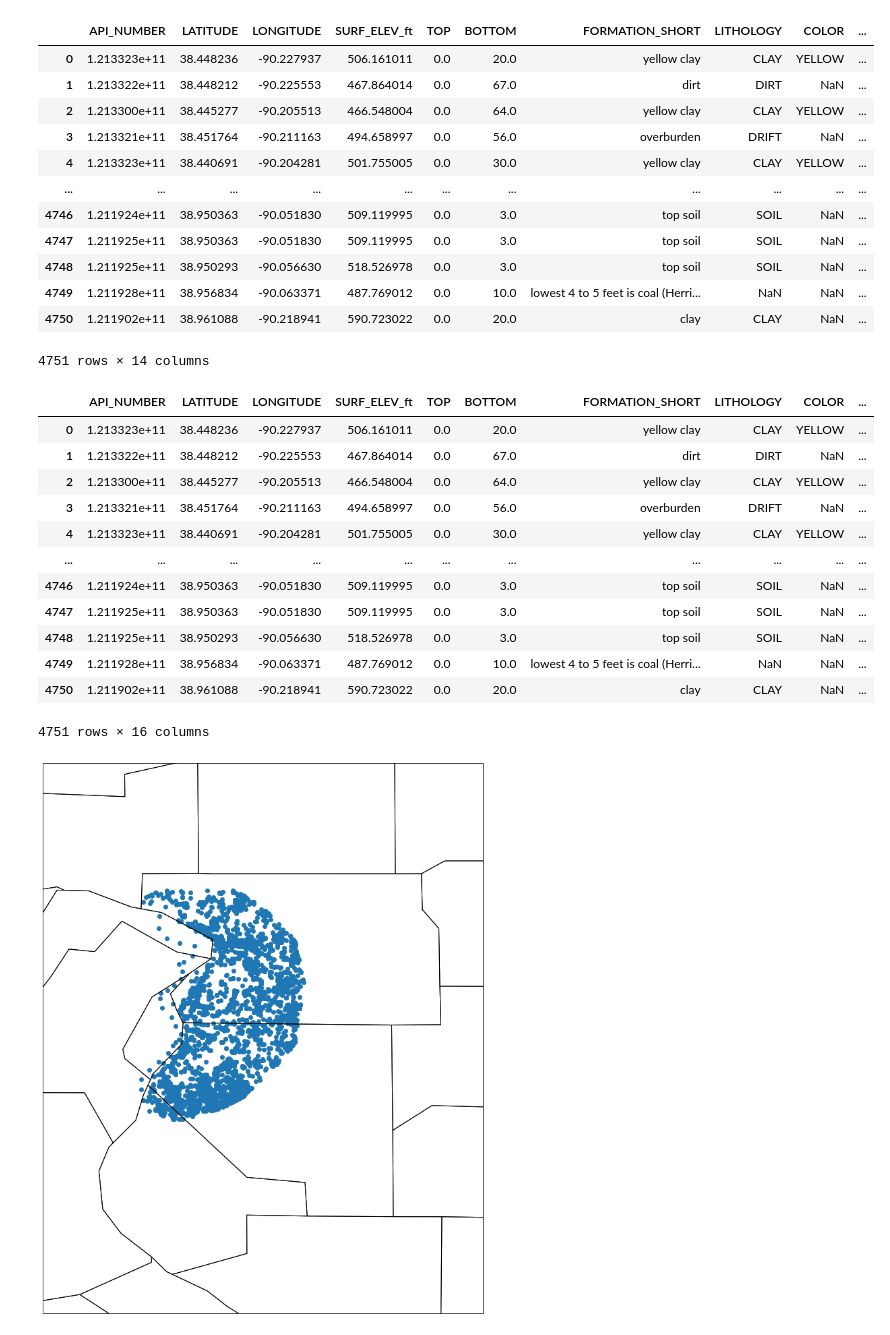
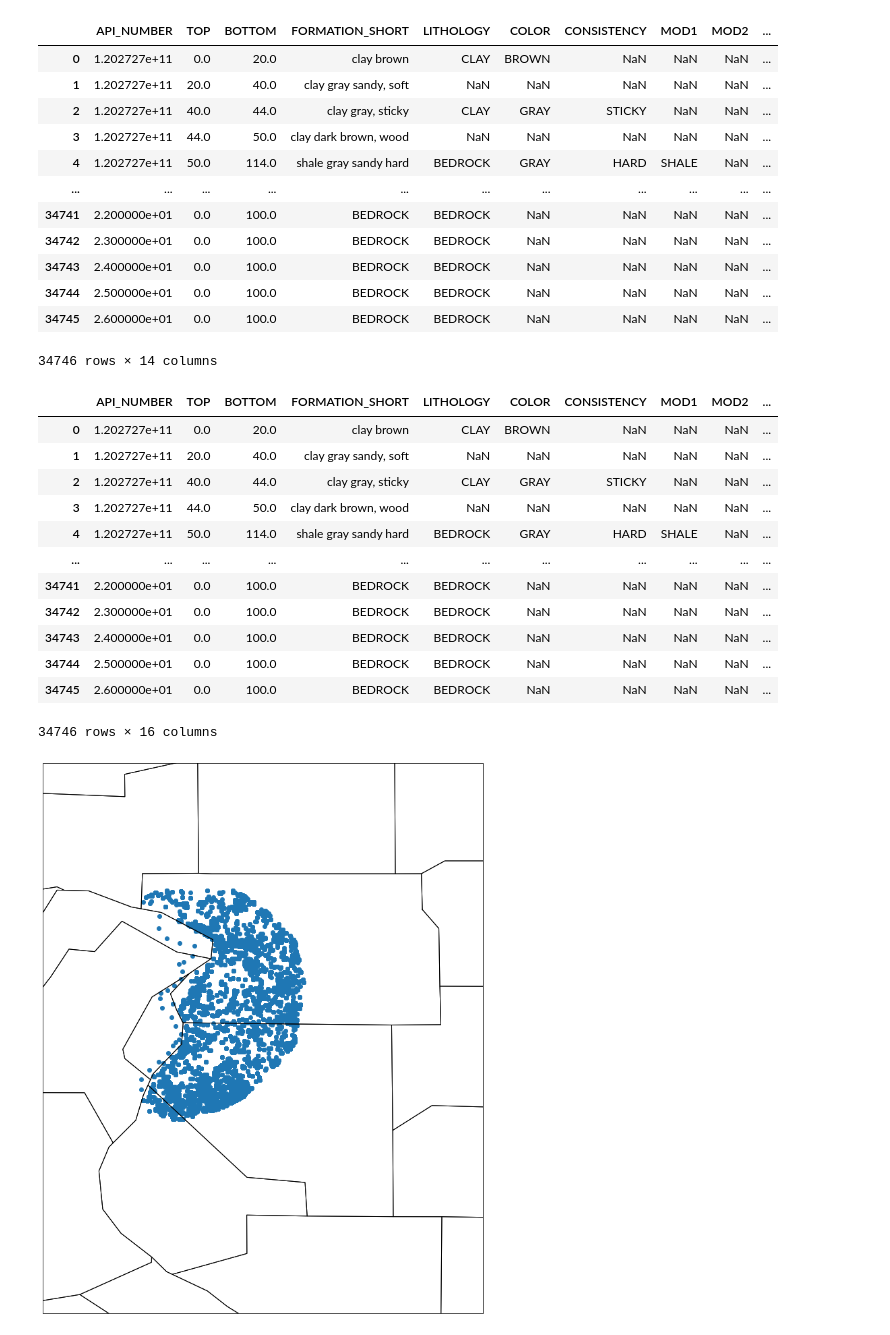
Before and after one commit to RJbalikian/ILWellData, a Jupyter notebook: ESL_AllWellData_Cleanup.ipynb, the cells around one changed output. Saved outputs shown, nothing was run; the diff lists cells and outputs as text; code cells hidden in the pictures.

Commit message:
Edited based on new join/data order & well records

```diff
--- a/ESL_AllWellData_Cleanup.ipynb
+++ b/ESL_AllWellData_Cleanup.ipynb
@@ -9,28 +9,28 @@ from metpy.plots import USCOUNTIES
 # %%
 #Define  filepath variables to be used later for reading/writing files
 user = ''
-directory = '[directory]'
+directory = ''
 wells_filename = 'ESL_Wells_DescriptionsAndXYZ_GISExport.txt'
 encodeType = 'latin1'
 # %%
 #Read in well description data to pandas dataframe
-wells = pd.read_csv(directory+wells_filename, sep=',', header='infer', encoding=encodeType,usecols=['API_Number', 'Latitude_C', 'LongitudeC', 'RASTERVALU','TOP', 'BOTTOM', 'FORMATION_SHORT', 'LITHOLOGY', 'COLOR','CONSISTENCY', 'MOD1', 'MOD2','INTERPRETED', 'COMPLETED'])
-wells.columns = ['API_NUMBER', 'LATITUDE', 'LONGITUDE', 'SURF_ELEV_ft','TOP', 'BOTTOM', 'FORMATION_SHORT', 'LITHOLOGY', 'COLOR','CONSISTENCY', 'MOD1', 'MOD2','INTERPRETED', 'COMPLETED']
+wells = pd.read_csv(user+directory+wells_filename, sep=',', header='infer', encoding=encodeType,usecols=['API_Number', 'TOP', 'BOTTOM', 'FORMATION_SHORT', 'LITHOLOGY', 'COLOR','CONSISTENCY', 'MOD1', 'MOD2','INTERPRETED', 'COMPLETED', 'SURF_ELEV_','Latitude_Calc', 'LongitudeCalc'])
+wells.columns = ['API_NUMBER','TOP', 'BOTTOM', 'FORMATION_SHORT', 'LITHOLOGY', 'COLOR','CONSISTENCY', 'MOD1', 'MOD2','INTERPRETED', 'COMPLETED', 'SURF_ELEV_ft', 'LATITUDE', 'LONGITUDE']
 wells
 # %% [output]
-|  | API_NUMBER | LATITUDE | LONGITUDE | SURF_ELEV_ft | TOP | BOTTOM | FORMATION_SHORT | LITHOLOGY | COLOR | ... |
-| 0 | 1.213323e+11 | 38.448236 | -90.227937 | 506.161011 | 0.0 | 20.0 | yellow clay | CLAY | YELLOW | ... |
-| 1 | 1.213322e+11 | 38.448212 | -90.225553 | 467.864014 | 0.0 | 67.0 | dirt | DIRT | NaN | ... |
-| 2 | 1.213300e+11 | 38.445277 | -90.205513 | 466.548004 | 0.0 | 64.0 | yellow clay | CLAY | YELLOW | ... |
-| 3 | 1.213321e+11 | 38.451764 | -90.211163 | 494.658997 | 0.0 | 56.0 | overburden | DRIFT | NaN | ... |
-| 4 | 1.213323e+11 | 38.440691 | -90.204281 | 501.755005 | 0.0 | 30.0 | yellow clay | CLAY | YELLOW | ... |
+|  | API_NUMBER | TOP | BOTTOM | FORMATION_SHORT | LITHOLOGY | COLOR | CONSISTENCY | MOD1 | MOD2 | ... |
+| 0 | 1.202727e+11 | 0.0 | 20.0 | clay brown | CLAY | BROWN | NaN | NaN | NaN | ... |
+| 1 | 1.202727e+11 | 20.0 | 40.0 | clay gray sandy, soft | NaN | NaN | NaN | NaN | NaN | ... |
+| 2 | 1.202727e+11 | 40.0 | 44.0 | clay gray, sticky | CLAY | GRAY | STICKY | NaN | NaN | ... |
+| 3 | 1.202727e+11 | 44.0 | 50.0 | clay dark brown, wood | NaN | NaN | NaN | NaN | NaN | ... |
+| 4 | 1.202727e+11 | 50.0 | 114.0 | shale gray sandy hard | BEDROCK | GRAY | HARD | SHALE | NaN | ... |
 | ... | ... | ... | ... | ... | ... | ... | ... | ... | ... | ... |
-| 4746 | 1.211924e+11 | 38.950363 | -90.051830 | 509.119995 | 0.0 | 3.0 | top soil | SOIL | NaN | ... |
-| 4747 | 1.211925e+11 | 38.950363 | -90.051830 | 509.119995 | 0.0 | 3.0 | top soil | SOIL | NaN | ... |
-| 4748 | 1.211925e+11 | 38.950293 | -90.056630 | 518.526978 | 0.0 | 3.0 | top soil | SOIL | NaN | ... |
-| 4749 | 1.211928e+11 | 38.956834 | -90.063371 | 487.769012 | 0.0 | 10.0 | lowest 4 to 5 feet is coal (Herri... | NaN | NaN | ... |
-| 4750 | 1.211902e+11 | 38.961088 | -90.218941 | 590.723022 | 0.0 | 20.0 | clay | CLAY | NaN | ... |
+| 34741 | 2.200000e+01 | 0.0 | 100.0 | BEDROCK | BEDROCK | NaN | NaN | NaN | NaN | ... |
+| 34742 | 2.300000e+01 | 0.0 | 100.0 | BEDROCK | BEDROCK | NaN | NaN | NaN | NaN | ... |
+| 34743 | 2.400000e+01 | 0.0 | 100.0 | BEDROCK | BEDROCK | NaN | NaN | NaN | NaN | ... |
+| 34744 | 2.500000e+01 | 0.0 | 100.0 | BEDROCK | BEDROCK | NaN | NaN | NaN | NaN | ... |
+| 34745 | 2.600000e+01 | 0.0 | 100.0 | BEDROCK | BEDROCK | NaN | NaN | NaN | NaN | ... |
-4751 rows × 14 columns
+34746 rows × 14 columns
 # %%
 #Recast API Number column as floats for size and to ensure they match between dataframes
 wells['API_NUMBER'] = wells['API_NUMBER'].astype(float)
@@ -54,19 +54,19 @@ wells['BOT_ELEV_ft'] = wells['SURF_ELEV_ft'] - wells['BOTTOM']
 #View new dataframe
 wells
 # %% [output]
-|  | API_NUMBER | LATITUDE | LONGITUDE | SURF_ELEV_ft | TOP | BOTTOM | FORMATION_SHORT | LITHOLOGY | COLOR | ... |
-| 0 | 1.213323e+11 | 38.448236 | -90.227937 | 506.161011 | 0.0 | 20.0 | yellow clay | CLAY | YELLOW | ... |
-| 1 | 1.213322e+11 | 38.448212 | -90.225553 | 467.864014 | 0.0 | 67.0 | dirt | DIRT | NaN | ... |
-| 2 | 1.213300e+11 | 38.445277 | -90.205513 | 466.548004 | 0.0 | 64.0 | yellow clay | CLAY | YELLOW | ... |
-| 3 | 1.213321e+11 | 38.451764 | -90.211163 | 494.658997 | 0.0 | 56.0 | overburden | DRIFT | NaN | ... |
-| 4 | 1.213323e+11 | 38.440691 | -90.204281 | 501.755005 | 0.0 | 30.0 | yellow clay | CLAY | YELLOW | ... |
+|  | API_NUMBER | TOP | BOTTOM | FORMATION_SHORT | LITHOLOGY | COLOR | CONSISTENCY | MOD1 | MOD2 | ... |
+| 0 | 1.202727e+11 | 0.0 | 20.0 | clay brown | CLAY | BROWN | NaN | NaN | NaN | ... |
+| 1 | 1.202727e+11 | 20.0 | 40.0 | clay gray sandy, soft | NaN | NaN | NaN | NaN | NaN | ... |
+| 2 | 1.202727e+11 | 40.0 | 44.0 | clay gray, sticky | CLAY | GRAY | STICKY | NaN | NaN | ... |
+| 3 | 1.202727e+11 | 44.0 | 50.0 | clay dark brown, wood | NaN | NaN | NaN | NaN | NaN | ... |
+| 4 | 1.202727e+11 | 50.0 | 114.0 | shale gray sandy hard | BEDROCK | GRAY | HARD | SHALE | NaN | ... |
 | ... | ... | ... | ... | ... | ... | ... | ... | ... | ... | ... |
-| 4746 | 1.211924e+11 | 38.950363 | -90.051830 | 509.119995 | 0.0 | 3.0 | top soil | SOIL | NaN | ... |
-| 4747 | 1.211925e+11 | 38.950363 | -90.051830 | 509.119995 | 0.0 | 3.0 | top soil | SOIL | NaN | ... |
-| 4748 | 1.211925e+11 | 38.950293 | -90.056630 | 518.526978 | 0.0 | 3.0 | top soil | SOIL | NaN | ... |
-| 4749 | 1.211928e+11 | 38.956834 | -90.063371 | 487.769012 | 0.0 | 10.0 | lowest 4 to 5 feet is coal (Herri... | NaN | NaN | ... |
-| 4750 | 1.211902e+11 | 38.961088 | -90.218941 | 590.723022 | 0.0 | 20.0 | clay | CLAY | NaN | ... |
+| 34741 | 2.200000e+01 | 0.0 | 100.0 | BEDROCK | BEDROCK | NaN | NaN | NaN | NaN | ... |
+| 34742 | 2.300000e+01 | 0.0 | 100.0 | BEDROCK | BEDROCK | NaN | NaN | NaN | NaN | ... |
+| 34743 | 2.400000e+01 | 0.0 | 100.0 | BEDROCK | BEDROCK | NaN | NaN | NaN | NaN | ... |
+| 34744 | 2.500000e+01 | 0.0 | 100.0 | BEDROCK | BEDROCK | NaN | NaN | NaN | NaN | ... |
+| 34745 | 2.600000e+01 | 0.0 | 100.0 | BEDROCK | BEDROCK | NaN | NaN | NaN | NaN | ... |
-4751 rows × 16 columns
+34746 rows × 16 columns
 # %%
 #Chart data
 proj = cartopy.crs.PlateCarree()
```
